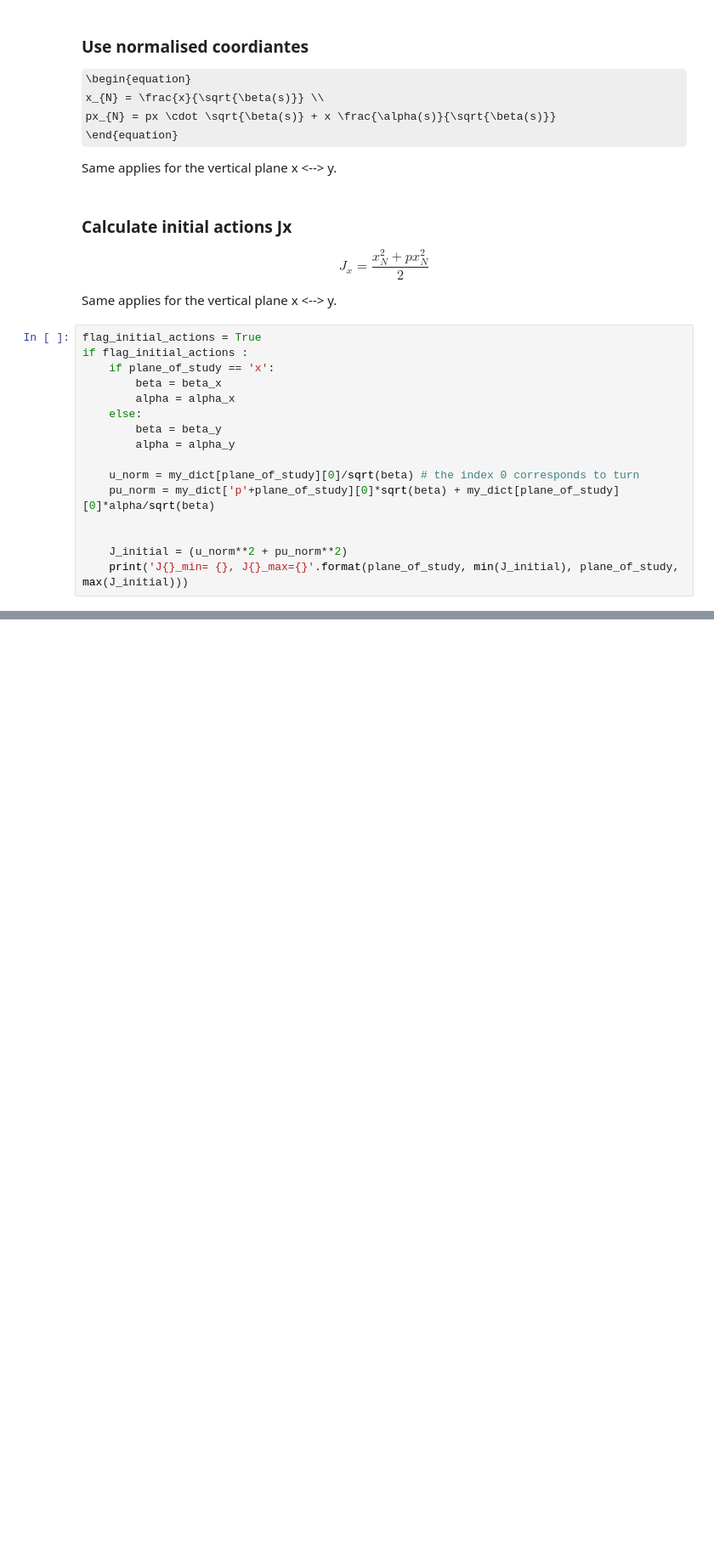
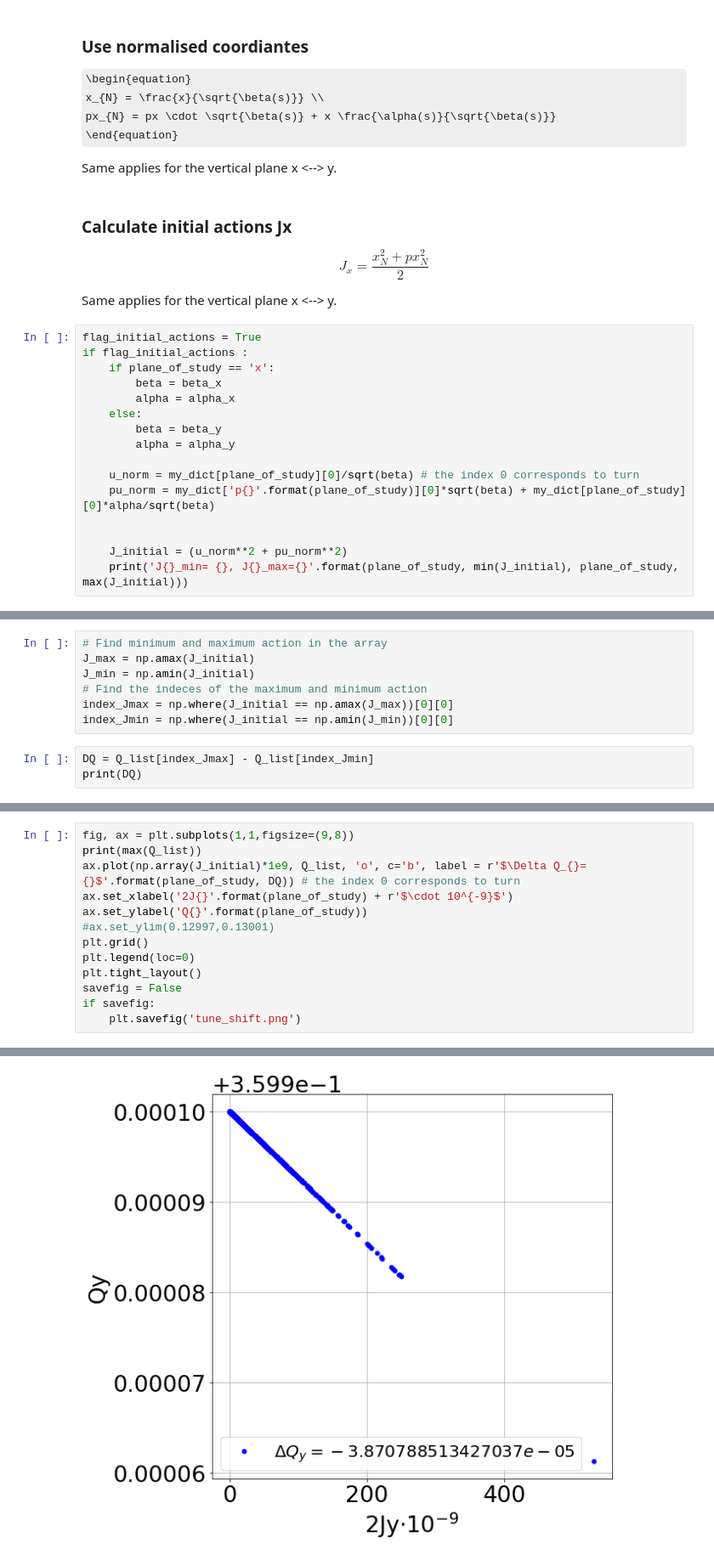
Before and after one commit to natriant/emittance_growth_CC_RFnoise_sixtracklib, a Jupyter notebook: compute_detuning_with_amplitude.ipynb, the cells around one changed output, grey strips where cells are left out. Shown at 85% size. Saved outputs shown, nothing was run; the diff lists cells and outputs as text; some formulas as TeX source; blank space fills up the shorter version.

```diff
--- a/compute_detuning_with_amplitude.ipynb
+++ b/compute_detuning_with_amplitude.ipynb
@@ -96,7 +111,7 @@ if flag_initial_actions :
         alpha = alpha_y
 
     u_norm = my_dict[plane_of_study][0]/sqrt(beta) # the index 0 corresponds to turn
-    pu_norm = my_dict['p'+plane_of_study][0]*sqrt(beta) + my_dict[plane_of_study][0]*alpha/sqrt(beta)
+    pu_norm = my_dict['p{}'.format(plane_of_study)][0]*sqrt(beta) + my_dict[plane_of_study][0]*alpha/sqrt(beta)
 
 
     J_initial = (u_norm**2 + pu_norm**2)
@@ -105,0 +123,10 @@ Jx_min= 9.712991013083473e-12, Jx_max=9.34406069474299e-08
+# %%
+# Find minimum and maximum action in the array
+J_max = np.amax(J_initial)
+J_min = np.amin(J_initial)
+# Find the indeces of the maximum and minimum action
+index_Jmax = np.where(J_initial == np.amax(J_max))[0][0]
+index_Jmin = np.where(J_initial == np.amin(J_min))[0][0]
+# %%
+DQ = Q_list[index_Jmax] - Q_list[index_Jmin]
+print(DQ)
@@ -105,0 +135,14 @@ Jx_min= 9.712991013083473e-12, Jx_max=9.34406069474299e-08
+# %%
+fig, ax = plt.subplots(1,1,figsize=(9,8))
+print(max(Q_list))
+ax.plot(np.array(J_initial)*1e9, Q_list, 'o', c='b', label = r'$\Delta Q_{}={}$'.format(plane_of_study, DQ)) # the index 0 corresponds to turn
+ax.set_xlabel('2J{}'.format(plane_of_study) + r'$\cdot 10^{-9}$')
+ax.set_ylabel('Q{}'.format(plane_of_study))
+#ax.set_ylim(0.12997,0.13001)
+plt.grid()
+plt.legend(loc=0)
+plt.tight_layout()
+savefig = False
+if savefig:
+    plt.savefig('tune_shift.png')
+# %% [output]
@@ -106 +150,2 @@ Jx_min= 9.712991013083473e-12, Jx_max=9.34406069474299e-08
+[figure, added]
 # %% [markdown]
```
Also changed, not shown: parts of 19 cells of this notebook.
